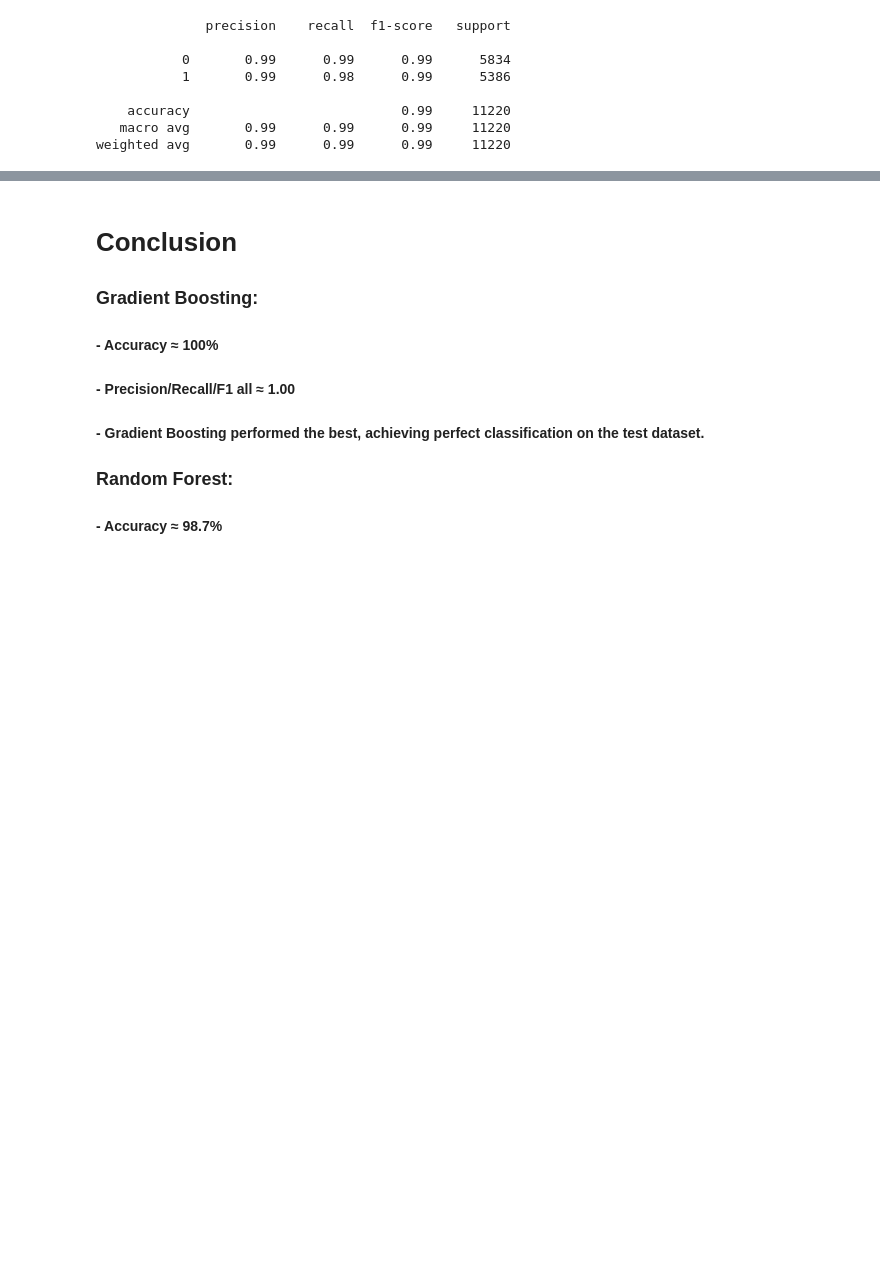
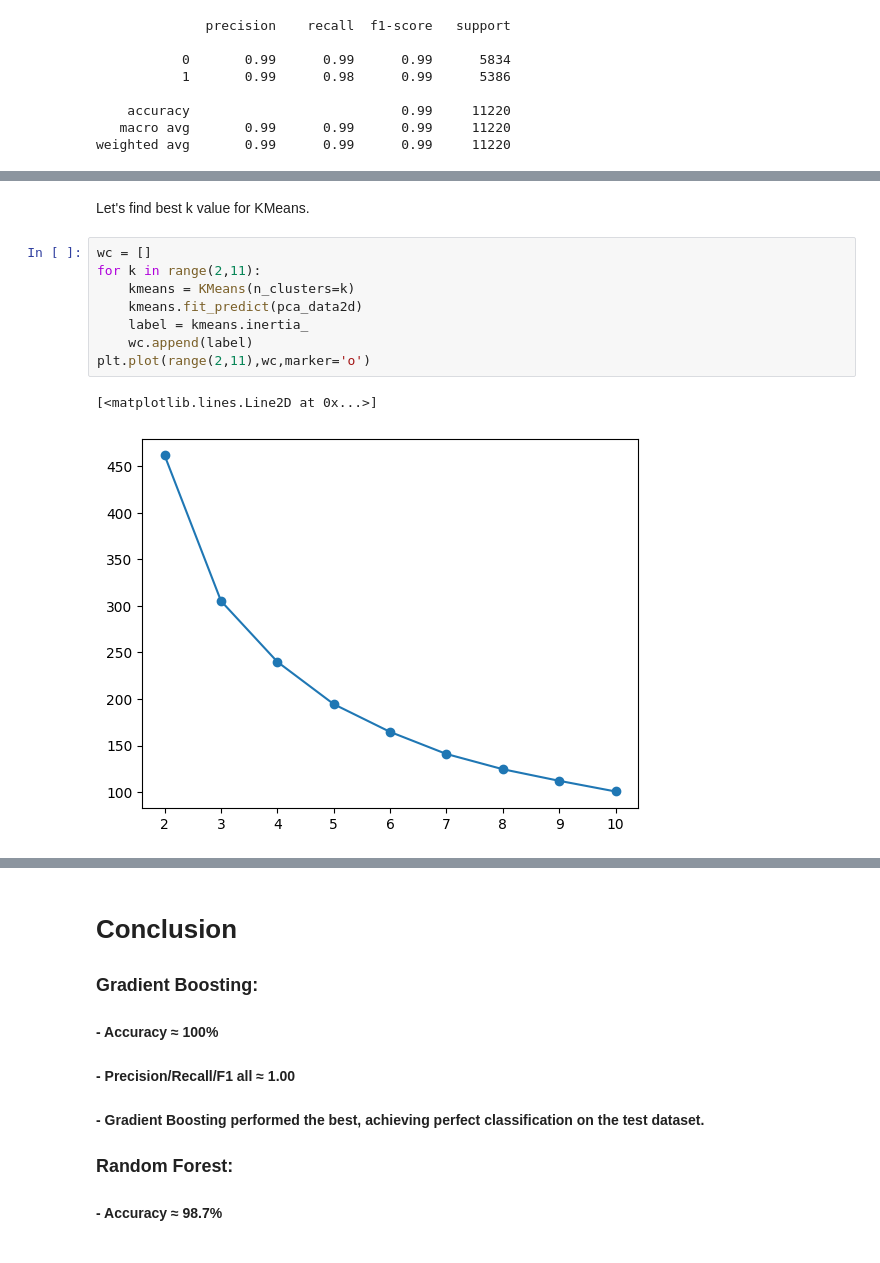
Before and after one commit to omkar3311/News_Gaurd, a Jupyter notebook: NoteBook/Fake_News_Detection.ipynb, the cells around one changed output, grey strips where cells are left out. Cells and saved outputs as stored; diff of their text form; blank space fills up the shorter version.

```diff
--- a/NoteBook/Fake_News_Detection.ipynb
+++ b/NoteBook/Fake_News_Detection.ipynb
@@ -303,0 +337,13 @@ weighted avg       0.99      0.99      0.99     11220
+# %% [markdown]
+Let's find best k value for KMeans.
+# %%
+wc = []
+for k in range(2,11):
+    kmeans = KMeans(n_clusters=k)
+    kmeans.fit_predict(pca_data2d)
+    label = kmeans.inertia_
+    wc.append(label)
+plt.plot(range(2,11),wc,marker='o')
+# %% [output]
+[<matplotlib.lines.Line2D at 0x...>]
+[figure, added]
```
Also changed, not shown: parts of 16 cells of this notebook.
